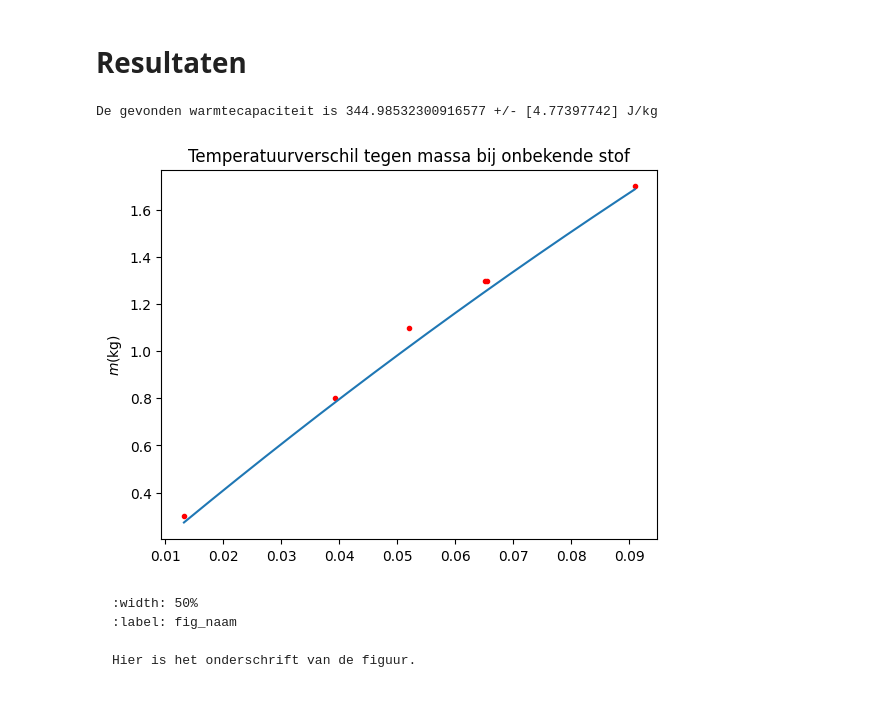
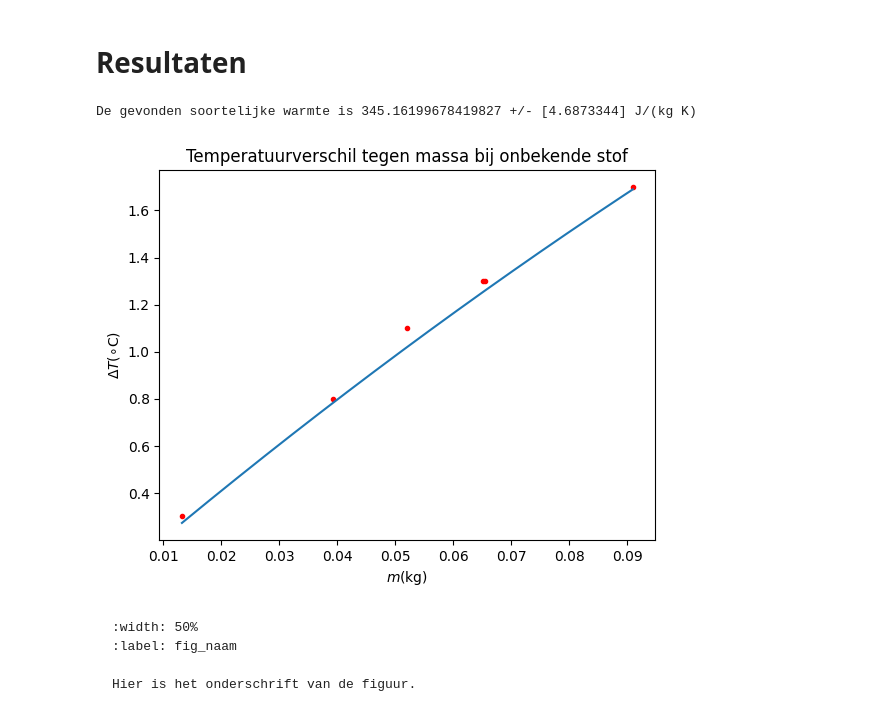
Before and after one commit to FelixJacobs11/TUAmsterdam, a Jupyter notebook: Content/Labs/Soortelijk_warmte/Warmtecapaciteit.ipynb, the cells around one changed output. Saved outputs shown, nothing was run; the diff lists cells and outputs as text; code cells hidden in the pictures.

Commit message:
Thermolabs quasi afgerond

```diff
--- a/Content/Labs/Soortelijk_warmte/Warmtecapaciteit.ipynb
+++ b/Content/Labs/Soortelijk_warmte/Warmtecapaciteit.ipynb
@@ -82,23 +82,24 @@ from scipy.optimize import curve_fit
 
 #merting arrays
 V_water= 0.2 #L #Volume van het water waar je de massa in doet aan het einde
-T_m_begin= 342.35-273.15
+m_w=0.1950 #kg #massa van het water
+T_m_begin= 342.35-273.15 #C #Temperatuur van de massas als ze in het water gedaan worden
 
-m_water=np.array([0.1951, 0.1951, 0.1951, 0.1948, 0.1948, 0.1948]) #kg
-m_massas=np.array([0.0520, 0.0132, 0.0655, 0.0392, 0.0652, 0.091]) #kg
-Tw_begin=np.array([20.5, 21.5, 21.7, 20.1, 20.8, 21.9]) #C
-Tw_eind=np.array([21.6, 21.8, 23.0, 20.9, 22.1, 23.6]) #C
 
-c_w=4186 #J/Kg
+m_massas=np.array([0.0520, 0.0132, 0.0655, 0.0392, 0.0652, 0.091]) #kg #massas van de onbekende stof
+Tw_begin=np.array([20.5, 21.5, 21.7, 20.1, 20.8, 21.9]) #C #begintemperatuur water
+Tw_eind=np.array([21.6, 21.8, 23.0, 20.9, 22.1, 23.6]) #C #eindtemperatuur water
+
+c_w=4186 #J/Kg #soortelijke warmte van water
 # %%
-#Fit van soortelijke warmte water
+#Fit voor warmtecapaciteit
 
 #Er zijn teveel x variabelen dus ik maak er een van
-xdata = np.array([m_massas, m_water, Tw_begin])
+xdata = np.array([m_massas, Tw_begin])
 
 #Formule definieren
 def Teind(xdata, c_m):
-    m_m, m_w, T_w_b=xdata
+    m_m, T_w_b=xdata
     return (m_m*T_m_begin*c_m+m_w*T_w_b*c_w)/(m_m*c_m+m_w*c_w)
 
 #Fitten
@@ -106,33 +107,33 @@ value, pcov = curve_fit(Teind, xdata, Tw_eind)
 
 c_m=value[0]
 u_c_m=np.sqrt(pcov[0])
-print('De gevonden warmtecapaciteit is', c_m, '+/-',u_c_m, 'J/kg' )
+print('De gevonden soortelijke warmte is', c_m, '+/-',u_c_m, 'J/(kg K)' )
 # %% [output]
-De gevonden warmtecapaciteit is 344.98532300916577 +/- [4.77397742] J/kg
+De gevonden soortelijke warmte is 345.16199678419827 +/- [4.6873344] J/(kg K)
 # %%
 #Plot voobereiden en maken
 #dT tegen massa dus dT maken
 dT= Tw_eind-Tw_begin
 
-#formule voor dT
+#formule voor dT definieren
 def delta_T(xdata, c_m):
-    m_m, m_w, T_w_b=xdata
+    m_m, T_w_b=xdata
     return (m_m*T_m_begin*c_m+m_w*T_w_b*c_w)/(m_m*c_m+m_w*c_w) -T_w_b
 
 
 #Waardes maken voor fit
-x_fit=np.array([np.linspace(min(m_massas), max(m_massas), 1000), np.linspace(min(m_water), max(m_water), 1000), np.linspace(min(Tw_begin), max(Tw_eind),1000)])
+x_fit=np.array([np.linspace(min(m_massas), max(m_massas), 1000), np.linspace(min(Tw_begin), max(Tw_eind),1000)])
 x_graph= np.linspace(min(m_massas), max(m_massas), 1000)
 y_fit=delta_T(x_fit, c_m)
 
 #plotten
 plt.figure()
 plt.plot(m_massas, dT, 'r.', label='metingen')
 plt.plot(x_graph, y_fit, label='Fitfunctie')
 plt.title('Temperatuurverschil tegen massa bij onbekende stof')
-plt.ylabel('$Delta T$($circ$C)')
-plt.ylabel('$m$(kg)')
-plt.savefig(r"C:\\TUDelftProgrameren\\thermolab\\Figures", dpi=450)
+plt.ylabel(r'$\Delta T$($\circ$C)')
+plt.xlabel('$m$(kg)')
+plt.savefig(r"C:\\TUDelftProgrameren\\thermolab\\Figures\\Warmtecapaciteit_onbekende_stof", dpi=450)
 plt.show()
 # %% [output]
-[figure, old version]
+[figure, new version]
```
Also changed, not shown: parts of 2 cells of this notebook, 8 other files.
